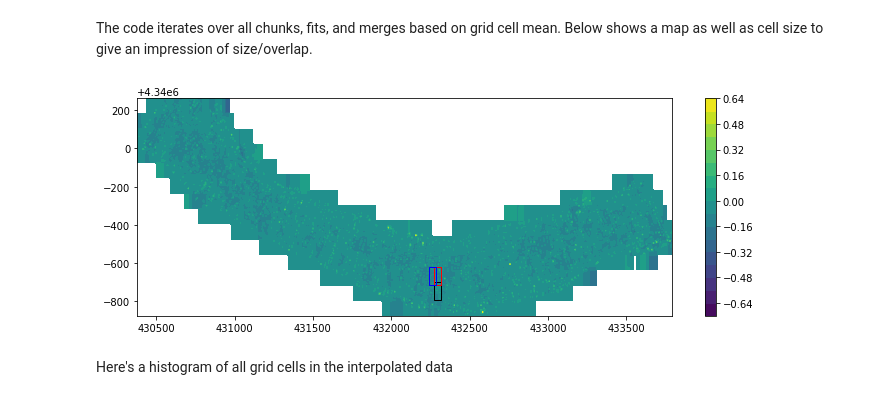
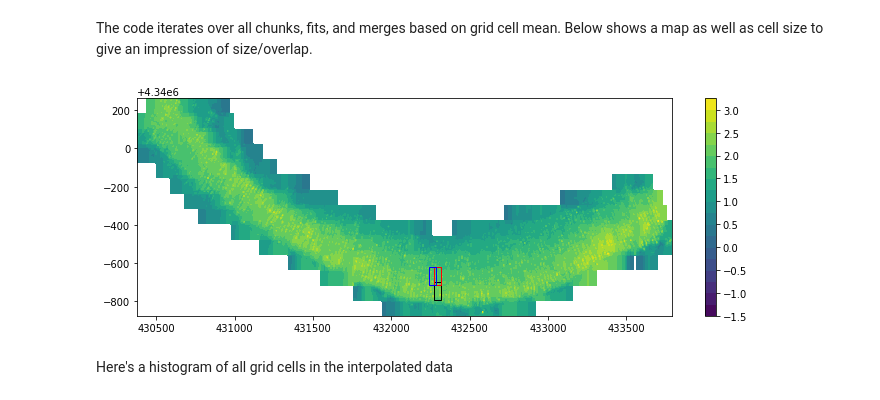
Before and after one commit to TauCritical/adcpkrig, a Jupyter notebook: Prototype.ipynb, the cells around one changed output. Drawn from its saved outputs; the diff is of its cells as text; code cells hidden in the pictures.

Commit message:
Make final report figures

```diff
--- a/Prototype.ipynb
+++ b/Prototype.ipynb
@@ -146,9 +146,9 @@ anal1.compare2(anal1.predicts_mag[883],predict1,anal1.readrawonechunk(883,'v_mag
 # %% [markdown]
 The code iterates over all chunks, fits, and merges based on grid cell mean. Below shows a map as well as cell size to give an impression of size/overlap.
 # %%
-anal1.showmap(-3.08,chunknum=883,chunknum2=884,chunknum3=870,vdir='v_z')
+anal1.showmap(-1.08,chunknum=883,chunknum2=884,chunknum3=870,vdir='v_mag')
 # %% [output]
-[figure, old version]
+[figure, new version]
 # %% [markdown]
 Here's a histogram of all grid cells in the interpolated data
 # %%
```
Also changed, not shown: parts of 3 cells of this notebook.
